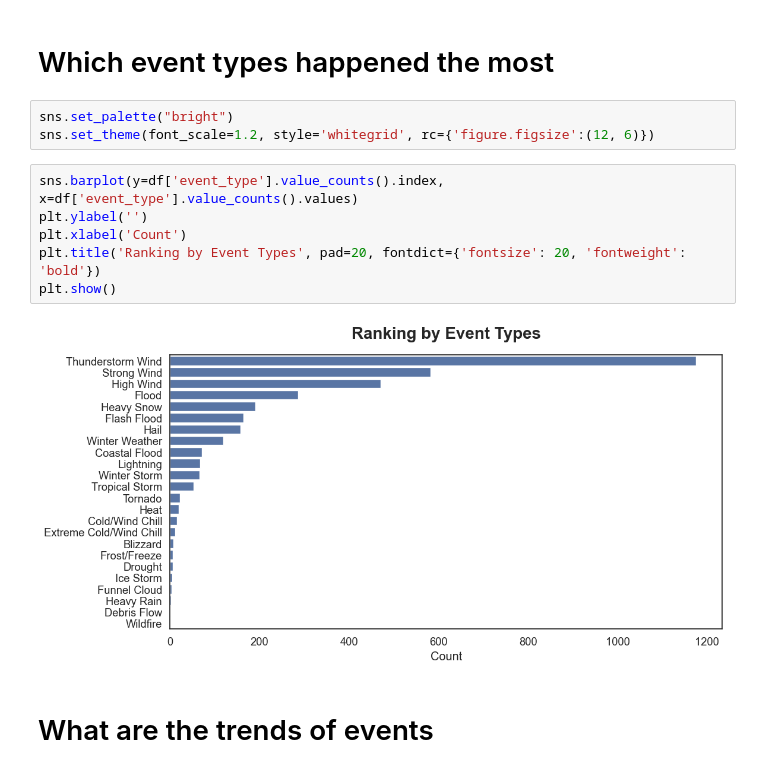
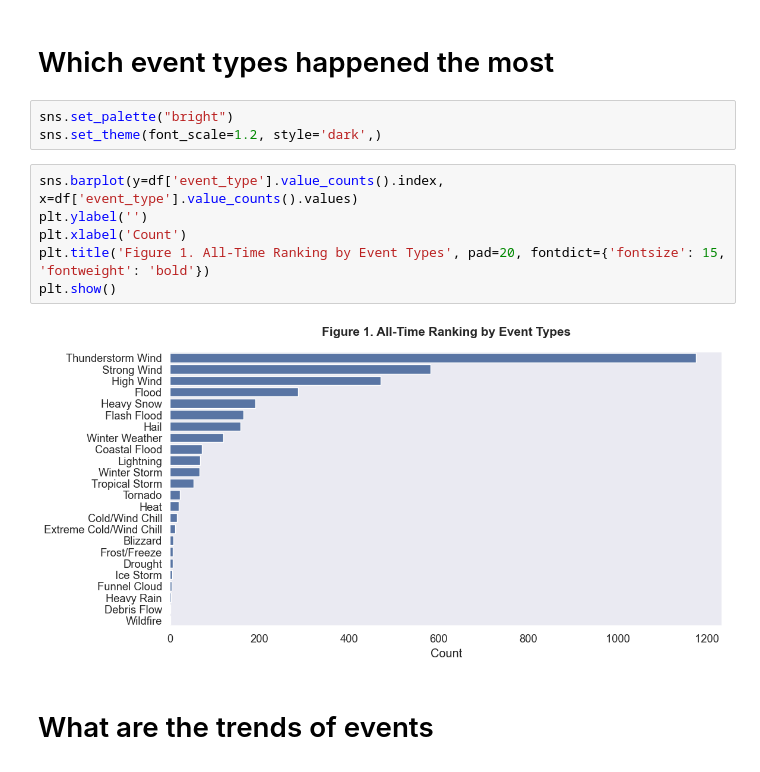
Before and after one commit to Hoale2908/MA_Weather, a Jupyter notebook: massachusetts_heavy_snow_analysis.ipynb, the cells around one changed output. Saved outputs shown, nothing was run; the diff lists cells and outputs as text.

```diff
--- a/massachusetts_heavy_snow_analysis.ipynb
+++ b/massachusetts_heavy_snow_analysis.ipynb
@@ -103,15 +103,15 @@ df.head(5).T
 # Which event types happened the most
 # %%
 sns.set_palette("bright")
-sns.set_theme(font_scale=1.2, style='whitegrid', rc={'figure.figsize':(12, 6)})
+sns.set_theme(font_scale=1.2, style='dark',)
 # %%
 sns.barplot(y=df['event_type'].value_counts().index, x=df['event_type'].value_counts().values)
 plt.ylabel('')
 plt.xlabel('Count')
-plt.title('Ranking by Event Types', pad=20, fontdict={'fontsize': 20, 'fontweight': 'bold'})
+plt.title('Figure 1. All-Time Ranking by Event Types', pad=20, fontdict={'fontsize': 15, 'fontweight': 'bold'})
 plt.show()
 # %% [output]
-[figure, old version]
+[figure, new version]
 # %% [markdown]
 # What are the trends of events
 # %%
```
Also changed, not shown: parts of 7 cells of this notebook, 2 other files.
